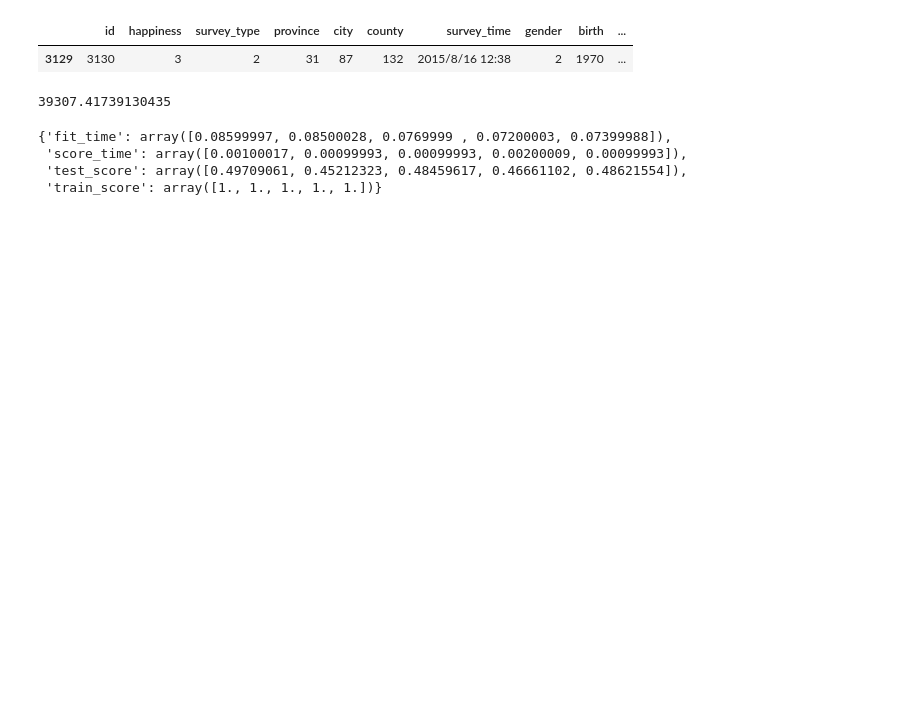
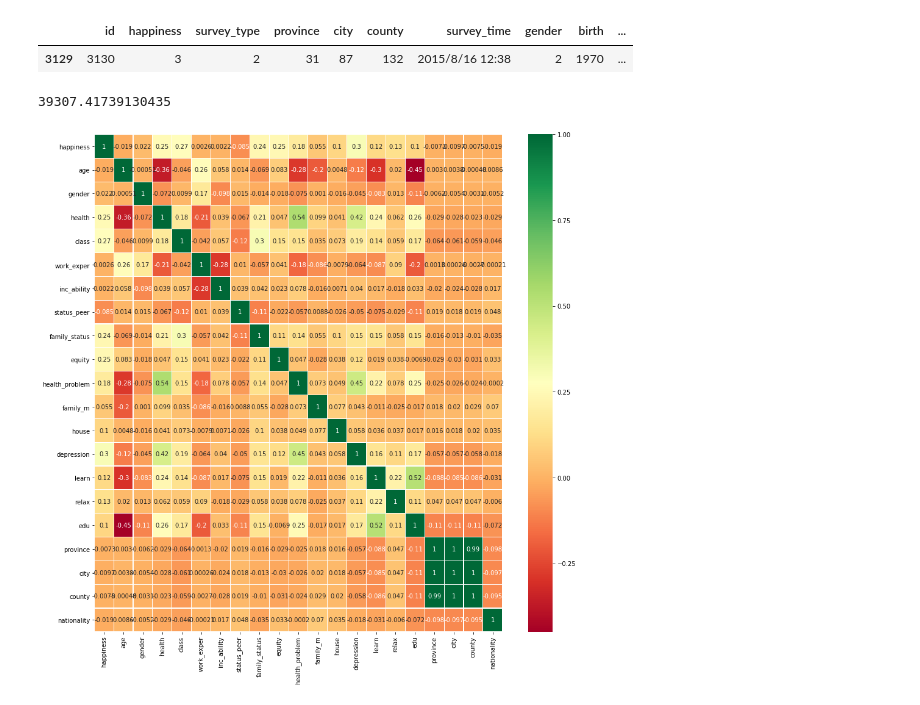
Before and after one commit to Dingfd/TianChi, a Jupyter notebook: Happiness/algorithm/statistic.ipynb, the cells around one changed output. Cells and saved outputs as stored; diff of their text form; code cells hidden in the pictures; blank space fills up the shorter version.

```diff
--- a/Happiness/algorithm/statistic.ipynb
+++ b/Happiness/algorithm/statistic.ipynb
@@ -86,5 +88,10 @@ train_abbr.loc[train_abbr['family_income'].isnull(),'family_income']\
 train_abbr_set = train_abbr.copy(deep=True)
 train_abbr_set.dropna(axis=1,inplace=True)
 target = train_abbr_set["happiness"]
-train = train_abbr_set.drop(["happiness"], axis=1)
-train = train.drop(["survey_time"], axis=1)
+train = train_abbr_set
+#将调查时间类型转换为datetime类型
+train['survey_time'] = pd.to_datetime(train['survey_time'],format='%Y/%m/%d')
+#将调查时间设置为调查的年
+train['survey_time'] = train['survey_time'].dt.year
+#增加年龄特征，调查时间减去出生年
+train['age'] = train['survey_time'] - train['birth']
@@ -95,8 +98,21 @@ tree_estimator = tree.DecisionTreeClassifier( random_state=0)
-# %%
-result = model_selection.cross_validate(tree_estimator, train_x, train_y, cv=5, return_train_score=True)
-result
-# %% [output]
-{'fit_time': array([0.08599997, 0.08500028, 0.0769999 , 0.07200003, 0.07399988]),
- 'score_time': array([0.00100017, 0.00099993, 0.00099993, 0.00200009, 0.00099993]),
- 'test_score': array([0.49709061, 0.45212323, 0.48459617, 0.46661102, 0.48621554]),
- 'train_score': array([1., 1., 1., 1., 1.])}
+# %%
+#将年龄分层，高中以下16，高中16-18，大学19-23，入社会24-28,结婚生子29-35，中年危机35-40,壮年40-50,退休前50-60，退休>60
+train.loc[train['age']<16, 'age']= 1
+train.loc[(train['age']>=16) & (train['age']<19),'age'] = 2
+train.loc[(train['age']>=19) & (train['age']<23),'age'] = 3
+train.loc[(train['age']>=23) & (train['age']<29),'age'] = 4
+train.loc[(train['age']>=29) & (train['age']<35),'age'] = 5
+train.loc[(train['age']>=35) & (train['age']<40),'age'] = 6
+train.loc[(train['age']>=40) & (train['age']<50),'age'] = 7
+train.loc[(train['age']>=50) & (train['age']<60),'age'] = 8
+train.loc[train['age']>=60,'age'] = 9
+# %%
+# colormap = sns.diverging_palette(220, 10, as_cmap = True)
+sns.heatmap(train[['happiness','age','gender','health','class','work_exper','inc_ability','status_peer','family_status','equity',
+                   'health_problem','family_m','house','depression','learn','relax','edu','province','city','county','nationality',
+                  ]].corr(),annot=True,cmap='RdYlGn',linewidths=0.1)
+fig=plt.gcf()
+fig.set_size_inches(15,15)
+plt.show()
+# %% [output]
+[figure, added]
```
Also changed, not shown: parts of 4 cells of this notebook, 3 other files.
